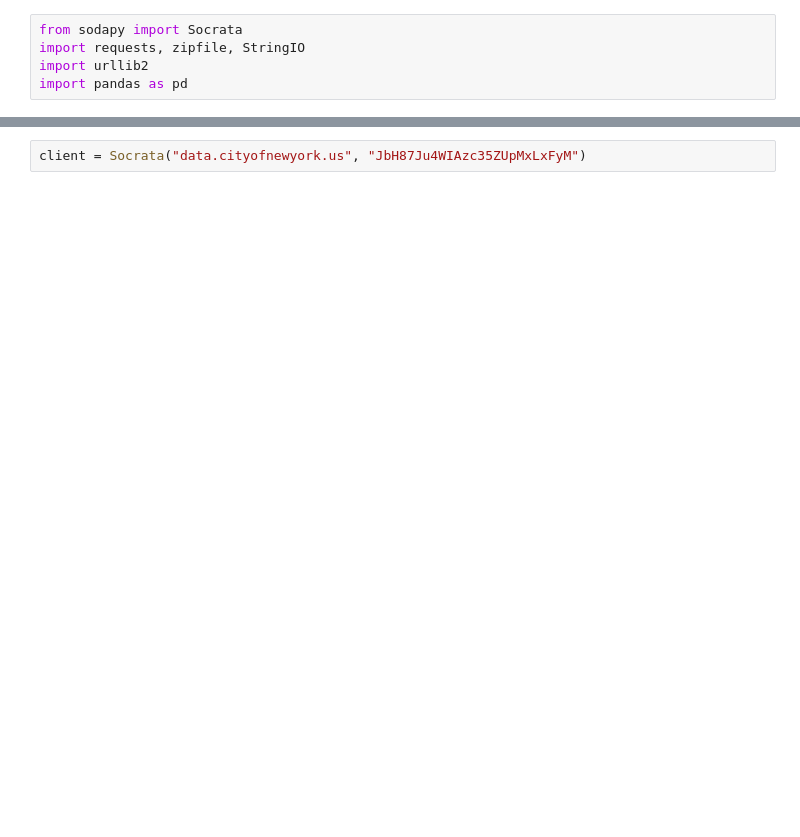
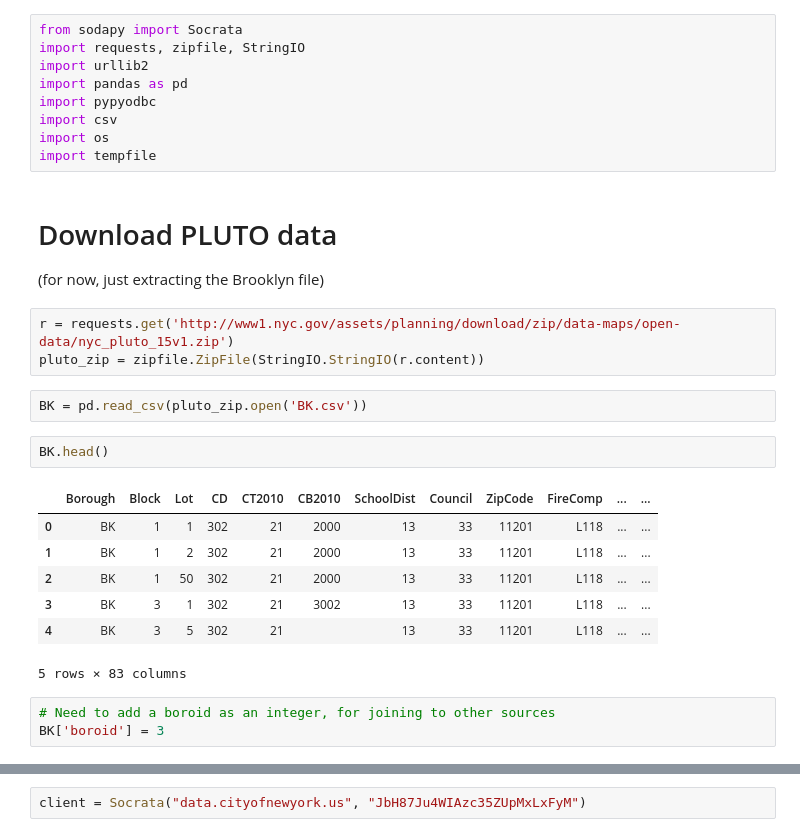
Before and after one commit to mu529/property_tax, a Jupyter notebook: bbl_data_merge.ipynb, the cells around one changed output, grey strips where cells are left out. Saved outputs shown, nothing was run; the diff lists cells and outputs as text; blank space fills up the shorter version.

```diff
--- a/bbl_data_merge.ipynb
+++ b/bbl_data_merge.ipynb
@@ -3,3 +3,28 @@ from sodapy import Socrata
 import requests, zipfile, StringIO
 import urllib2
 import pandas as pd
+import pypyodbc
+import csv
+import os
+import tempfile
+# %% [markdown]
+# Download PLUTO data
+(for now, just extracting the Brooklyn file)
+# %%
+r = requests.get('http://www1.nyc.gov/assets/planning/download/zip/data-maps/open-data/nyc_pluto_15v1.zip')
+pluto_zip = zipfile.ZipFile(StringIO.StringIO(r.content))
+# %%
+BK = pd.read_csv(pluto_zip.open('BK.csv'))
+# %%
+BK.head()
+# %% [output]
+|  | Borough | Block | Lot | CD | CT2010 | CB2010 | SchoolDist | Council | ZipCode | FireComp | ... | ... |
+| 0 | BK | 1 | 1 | 302 | 21 | 2000 | 13 | 33 | 11201 | L118 | ... | ... |
+| 1 | BK | 1 | 2 | 302 | 21 | 2000 | 13 | 33 | 11201 | L118 | ... | ... |
+| 2 | BK | 1 | 50 | 302 | 21 | 2000 | 13 | 33 | 11201 | L118 | ... | ... |
+| 3 | BK | 3 | 1 | 302 | 21 | 3002 | 13 | 33 | 11201 | L118 | ... | ... |
+| 4 | BK | 3 | 5 | 302 | 21 |  | 13 | 33 | 11201 | L118 | ... | ... |
+5 rows × 83 columns
+# %%
+# Need to add a boroid as an integer, for joining to other sources
+BK['boroid'] = 3
```
Also changed, not shown: parts of 20 cells of this notebook.
